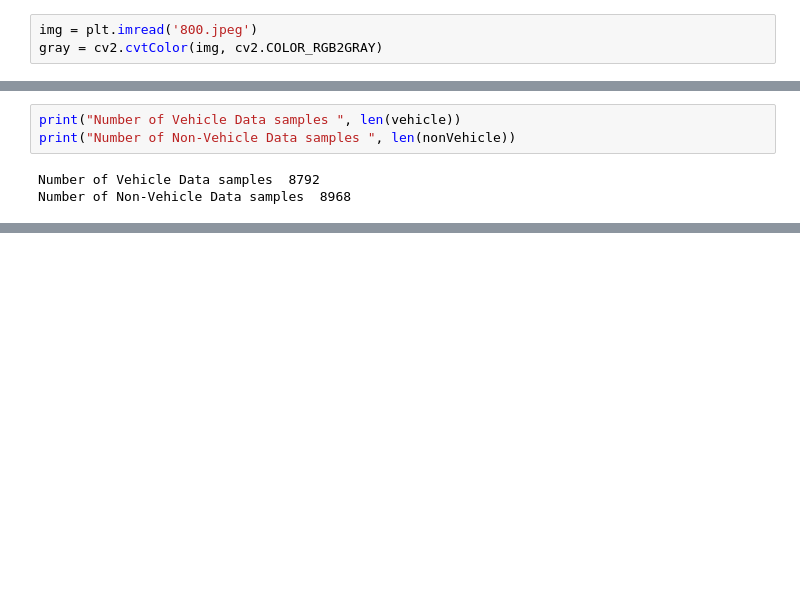
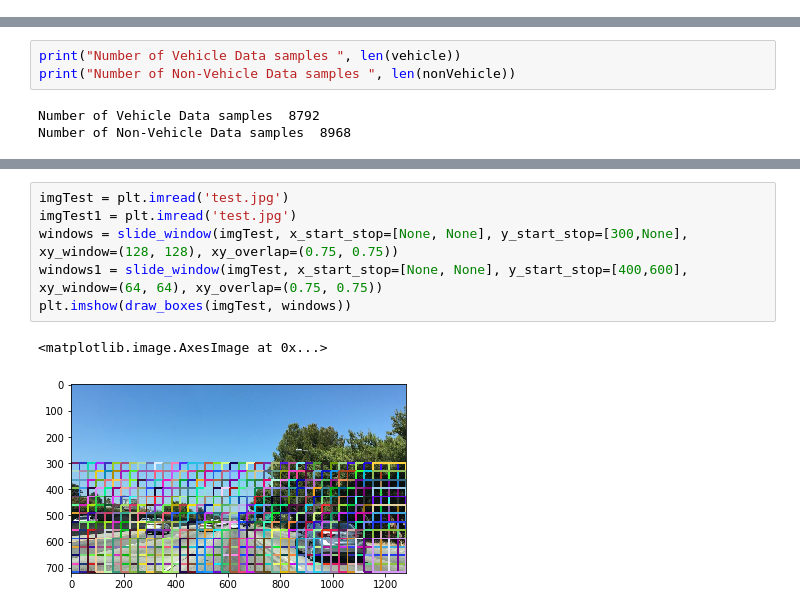
Before and after one commit to Keshav-Aggarwal/Simulator_Data, a Jupyter notebook: Untitled.ipynb, the cells around one changed output, grey strips where cells are left out. Drawn from its saved outputs; the diff is of its cells as text; blank space fills up the shorter version.

```diff
--- a/Untitled.ipynb
+++ b/Untitled.ipynb
@@ -12,3 +14,0 @@ from sklearn.decomposition import PCA
-# %%
-img = plt.imread('800.jpeg')
-gray = cv2.cvtColor(img, cv2.COLOR_RGB2GRAY)
@@ -187,0 +270,9 @@ class PipelineComplete(BaseEstimator, TransformerMixin):
+# %%
+imgTest = plt.imread('test.jpg')
+imgTest1 = plt.imread('test.jpg')
+windows = slide_window(imgTest, x_start_stop=[None, None], y_start_stop=[300,None], xy_window=(128, 128), xy_overlap=(0.75, 0.75))
+windows1 = slide_window(imgTest, x_start_stop=[None, None], y_start_stop=[400,600], xy_window=(64, 64), xy_overlap=(0.75, 0.75))
+plt.imshow(draw_boxes(imgTest, windows))
+# %% [output]
+<matplotlib.image.AxesImage at 0x...>
+[figure, added]
```
Also changed, not shown: parts of 43 cells of this notebook, 3 other files.
